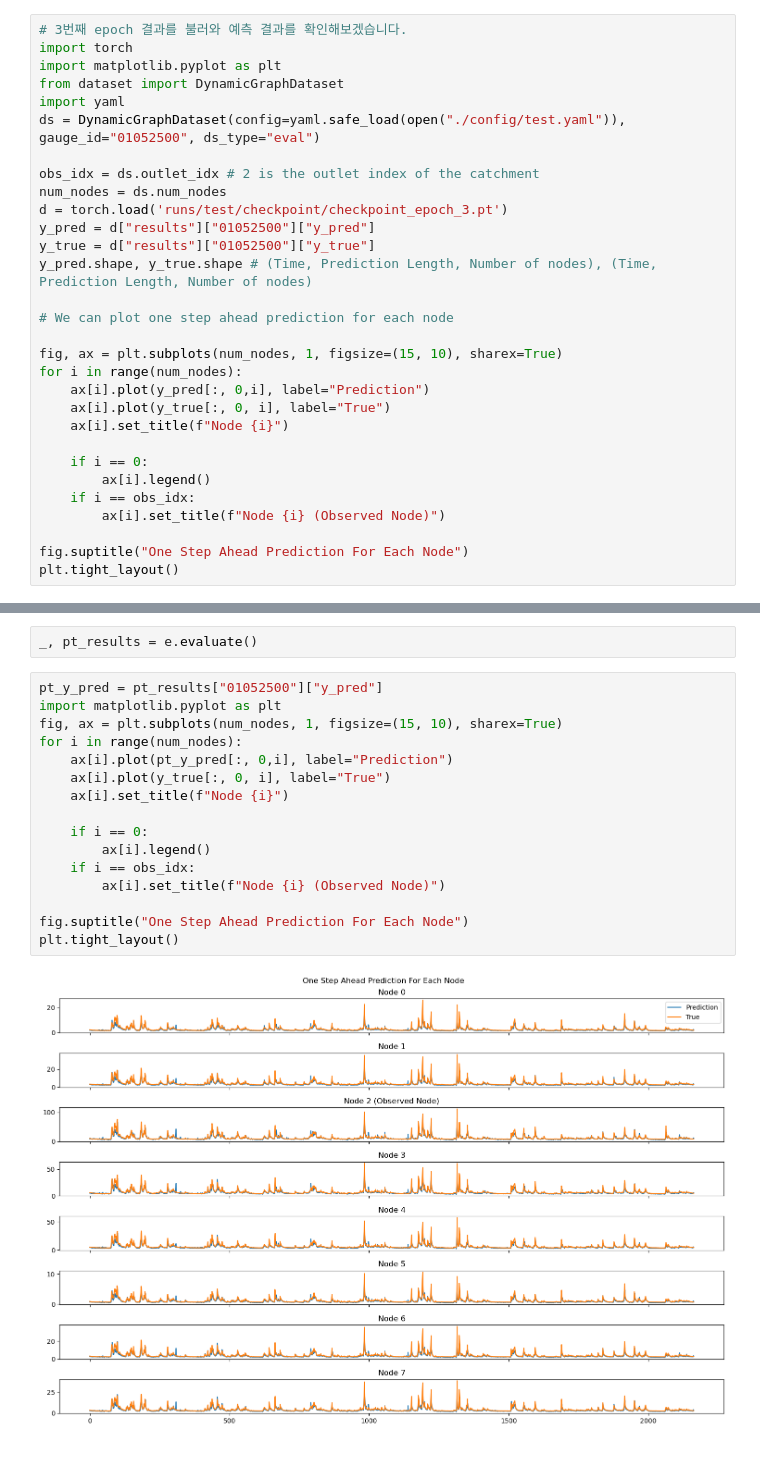
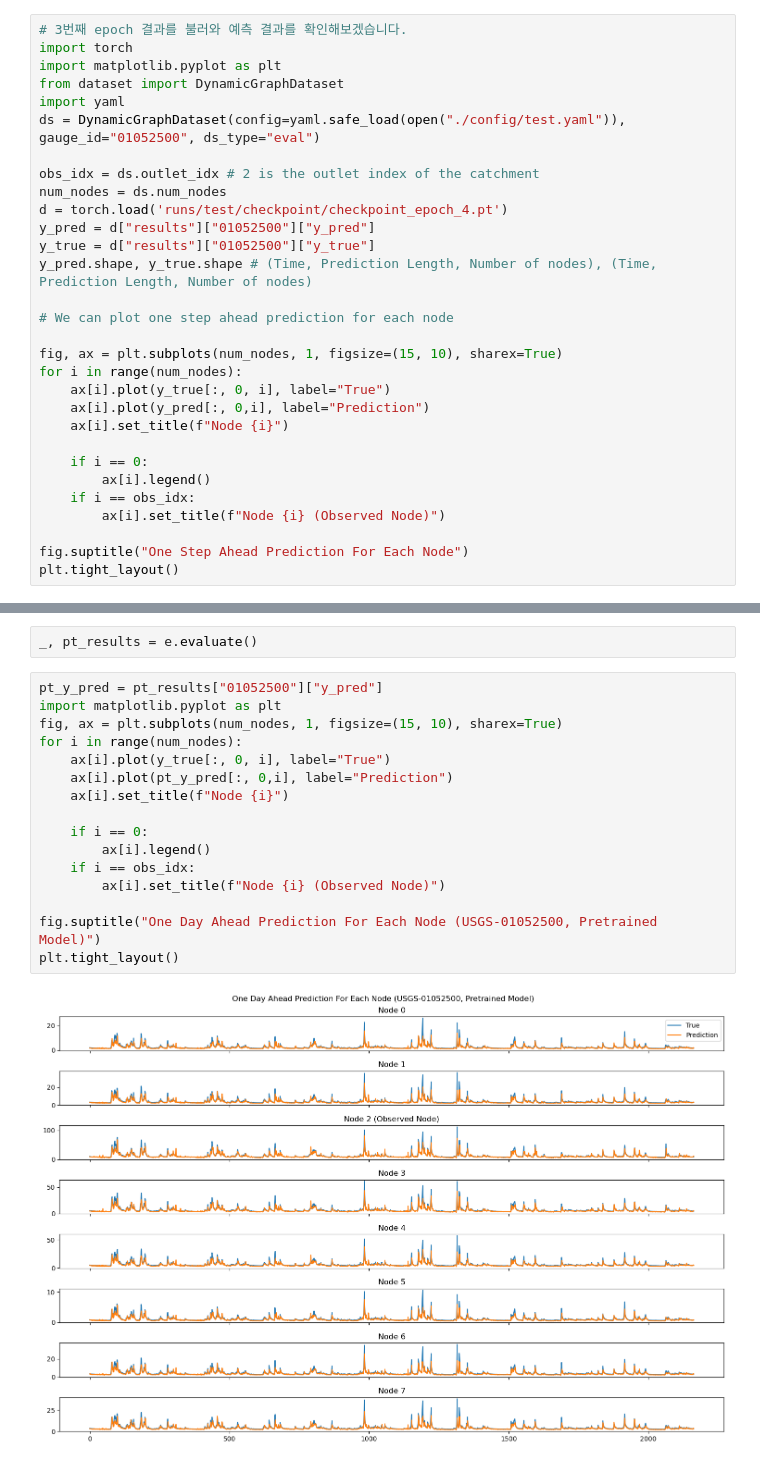
Before and after one commit to undertow515/GATWN, a Jupyter notebook: example.ipynb, the cells around one changed output, grey strips where cells are left out. Drawn from its saved outputs; the diff is of its cells as text.

```diff
--- a/example.ipynb
+++ b/example.ipynb
@@ -121,7 +121,7 @@ ds = DynamicGraphDataset(config=yaml.safe_load(open("./config/test.yaml")), gaug
 
 obs_idx = ds.outlet_idx # 2 is the outlet index of the catchment
 num_nodes = ds.num_nodes
-d = torch.load('runs/test/checkpoint/checkpoint_epoch_3.pt')
+d = torch.load('runs/test/checkpoint/checkpoint_epoch_4.pt')
 y_pred = d["results"]["01052500"]["y_pred"]
 y_true = d["results"]["01052500"]["y_true"]
 y_pred.shape, y_true.shape # (Time, Prediction Length, Number of nodes), (Time, Prediction Length, Number of nodes)
@@ -130,8 +130,8 @@ y_pred.shape, y_true.shape # (Time, Prediction Length, Number of nodes), (Time,
 
 fig, ax = plt.subplots(num_nodes, 1, figsize=(15, 10), sharex=True)
 for i in range(num_nodes):
+    ax[i].plot(y_true[:, 0, i], label="True")
     ax[i].plot(y_pred[:, 0,i], label="Prediction")
-    ax[i].plot(y_true[:, 0, i], label="True")
     ax[i].set_title(f"Node {i}")
 
     if i == 0:
@@ -175,19 +175,19 @@ _, pt_results = e.evaluate()
 # %%
 pt_y_pred = pt_results["01052500"]["y_pred"]
 import matplotlib.pyplot as plt
 fig, ax = plt.subplots(num_nodes, 1, figsize=(15, 10), sharex=True)
 for i in range(num_nodes):
+    ax[i].plot(y_true[:, 0, i], label="True")
     ax[i].plot(pt_y_pred[:, 0,i], label="Prediction")
-    ax[i].plot(y_true[:, 0, i], label="True")
     ax[i].set_title(f"Node {i}")
 
     if i == 0:
         ax[i].legend()
     if i == obs_idx:
         ax[i].set_title(f"Node {i} (Observed Node)")
 
-fig.suptitle("One Step Ahead Prediction For Each Node")
+fig.suptitle("One Day Ahead Prediction For Each Node (USGS-01052500, Pretrained Model)")
 plt.tight_layout()
 # %% [output]
-[figure, old version]
+[figure, new version]
 # %%
```
Also changed, not shown: parts of 10 cells of this notebook, 18 other files.
